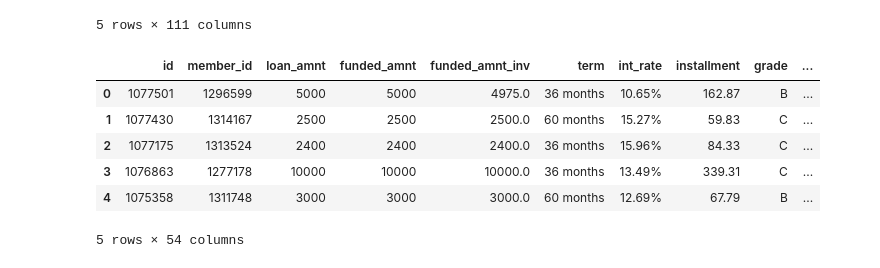
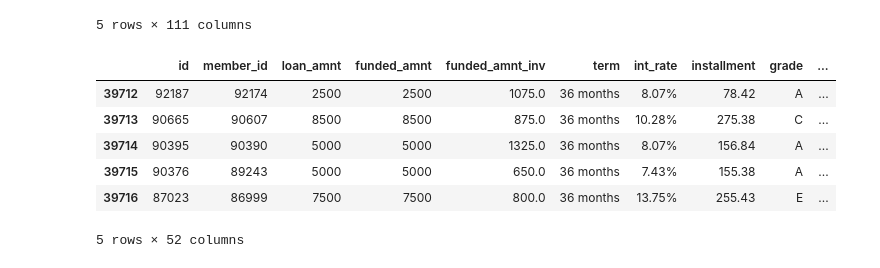
Before and after one commit to tushar091/LendingClubCaseStudy, a Jupyter notebook: Lending Case Study Group.ipynb, the cells around one changed output. Cells and saved outputs as stored; diff of their text form; code cells hidden in the pictures.

```diff
--- a/Lending Case Study Group.ipynb
+++ b/Lending Case Study Group.ipynb
@@ -20,10 +20,10 @@ df.drop(['acc_now_delinq','acc_open_past_24mths','all_util','annual_inc_joint','
 # %%
-df.head()
+df.tail()
 # %% [output]
 |  | id | member_id | loan_amnt | funded_amnt | funded_amnt_inv | term | int_rate | installment | grade | ... |
-| 0 | 1077501 | 1296599 | 5000 | 5000 | 4975.0 | 36 months | 10.65% | 162.87 | B | ... |
-| 1 | 1077430 | 1314167 | 2500 | 2500 | 2500.0 | 60 months | 15.27% | 59.83 | C | ... |
-| 2 | 1077175 | 1313524 | 2400 | 2400 | 2400.0 | 36 months | 15.96% | 84.33 | C | ... |
-| 3 | 1076863 | 1277178 | 10000 | 10000 | 10000.0 | 36 months | 13.49% | 339.31 | C | ... |
-| 4 | 1075358 | 1311748 | 3000 | 3000 | 3000.0 | 60 months | 12.69% | 67.79 | B | ... |
+| 39712 | 92187 | 92174 | 2500 | 2500 | 1075.0 | 36 months | 8.07% | 78.42 | A | ... |
+| 39713 | 90665 | 90607 | 8500 | 8500 | 875.0 | 36 months | 10.28% | 275.38 | C | ... |
+| 39714 | 90395 | 90390 | 5000 | 5000 | 1325.0 | 36 months | 8.07% | 156.84 | A | ... |
+| 39715 | 90376 | 89243 | 5000 | 5000 | 650.0 | 36 months | 7.43% | 155.38 | A | ... |
+| 39716 | 87023 | 86999 | 7500 | 7500 | 800.0 | 36 months | 13.75% | 255.43 | E | ... |
-5 rows × 54 columns
+5 rows × 52 columns
```
Also changed, not shown: parts of 23 cells of this notebook.
